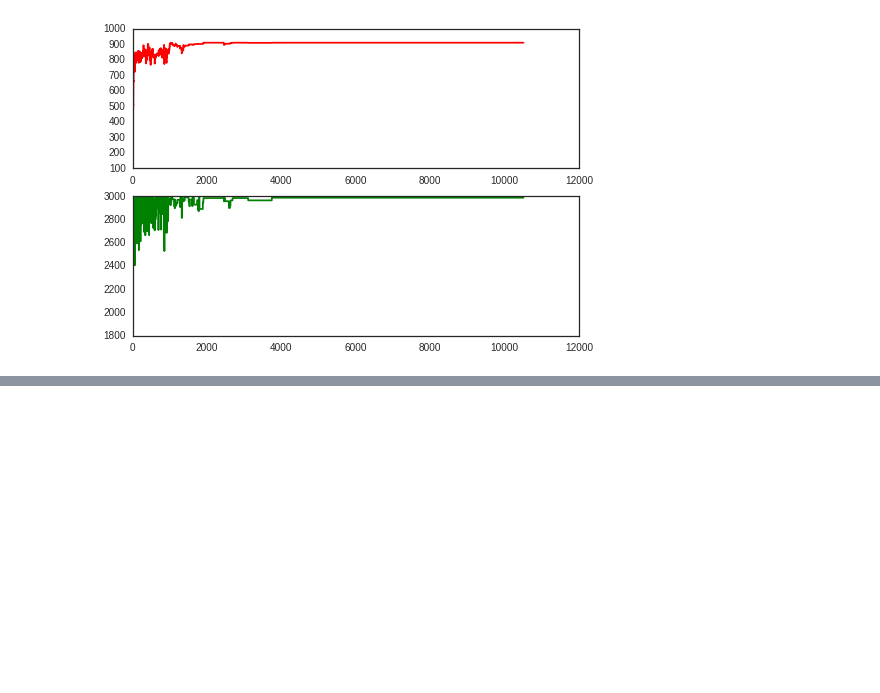
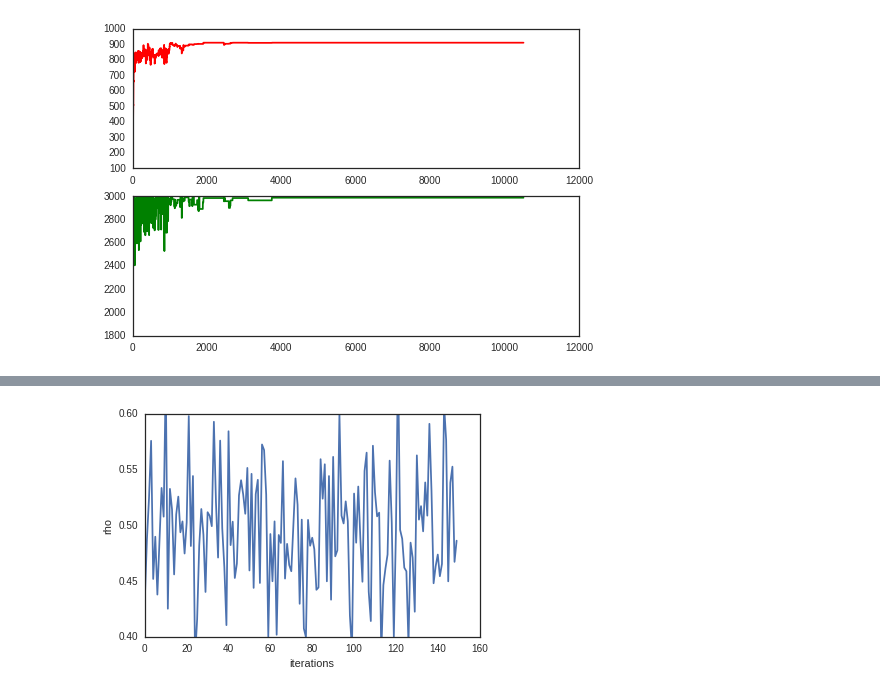
Before and after one commit to kevinchen1000/2016, a Jupyter notebook: Homework/AM207_yufengkevinchen_HW3.ipynb, the cells around one changed output, grey strips where cells are left out. Saved outputs shown, nothing was run; the diff lists cells and outputs as text; code cells hidden in the pictures; blank space fills up the shorter version.

```diff
--- a/Homework/AM207_yufengkevinchen_HW3.ipynb
+++ b/Homework/AM207_yufengkevinchen_HW3.ipynb
@@ -857,0 +901,91 @@ reports = np.load("HW3/reports.npy")
+# %%
+# Here is your data
+
+reports = np.load("HW3/reports.npy")
+N = reports.shape[0]
+
+#print reports
+
+# initialize parameters
+alpha = np.array([50.0, 50.0])
+Lambda = np.array([[5,1],[1,5]])
+
+#generate rho
+rho = pm.Beta('rho',alpha = alpha[0], beta=alpha[1])
+
+#generate theta
+theta_11 = pm.Beta('theta_11',alpha = Lambda[0,0], beta  =Lambda[0,1])
+theta_22 = pm.Beta('theta_22',alpha = Lambda[1,1], beta  =Lambda[1,0])
+#theta_12 = 1 - theta_11
+#thtea_21 = 1 - theta_22
+
+#sample to obtain z_i
+z = pm.Binomial('z',n=1,p=rho)
+z_model = pm.Model([z,rho])
+z_mcmc = pm.MCMC(z_model)
+z_mcmc.sample(iter = 11*N, burn= N, thin= 10 )
+
+print '\n length of sampled z is, ', len(z.trace())
+#print rho.trace()
+
+#define how to generate theta for each estimate
+@pm.deterministic
+def theta(t1 = theta_11, t2=theta_22, z_val = z.trace(), shape = reports.shape):
+    num_entry = shape[0]*shape[1]*shape[2]
+    val = np.ones(reports.shape)
+
+    #choose the appropriate theta based on true label
+    val[z_val == 0,:,:] = theta_11
+    val[z_val == 1,:,:] = theta_22
+
+    val = np.reshape(val,num_entry)
+
+    return val
+
+#write out posterior
+likelihood = pm.Binomial('likelihood',n=np.ones(reports.size), p=theta, \
+                         value = np.reshape(reports,(reports.size)),observed=True)
+
+posterior_model = pm.Model([theta_11,theta_22,theta,likelihood])
+p_mcmc = pm.MCMC(posterior_model)
+p_mcmc.sample(iter = 1000, burn= 100)
+
+#print theta_11.trace()
+#print theta_22.trace()
+
+#plot distribution of rho and theta
+
+#rho value
+fig1 = plt.figure(figsize=[6,4])
+plt.plot(rho.trace())
+plt.ylim([0.4,0.6])
+plt.xlabel('iterations')
+plt.ylabel('rho')
+
+
+#theta matrix
+fig2 = plt.figure(figsize=[12,8])
+plt.subplot(2,2,1)
+plt.plot(theta_11.trace())
+plt.ylim([0.4,0.6])
+plt.xlabel('iterations')
+plt.ylabel('theta_{11}')
+
+plt.subplot(2,2,2)
+plt.plot(1-theta_11.trace())
+plt.ylim([0.4,0.6])
+plt.xlabel('iterations')
+plt.ylabel('theta_{12}')
+
+plt.subplot(2,2,3)
+plt.plot(1-theta_22.trace())
+plt.ylim([0.4,0.6])
+plt.xlabel('iterations')
+plt.ylabel('theta_{21}')
+
+plt.subplot(2,2,4)
+plt.plot(theta_22.trace())
+plt.ylim([0.4,0.6])
+plt.xlabel('iterations')
+plt.ylabel('theta_{22}')
+# %% [output]
@@ -857,0 +996 @@ reports = np.load("HW3/reports.npy")
+[figure, added]
```
Also changed, not shown: parts of 4 cells of this notebook.
